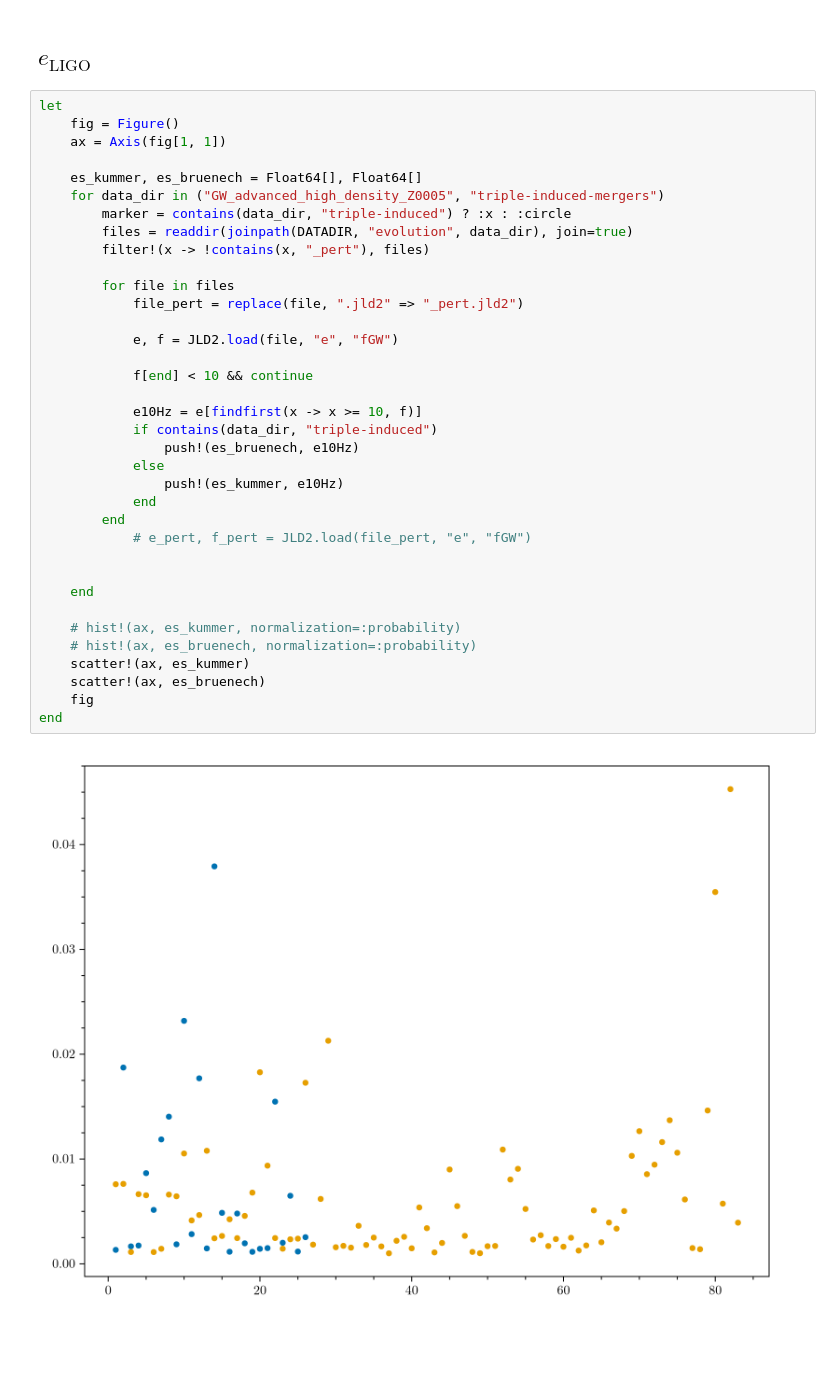
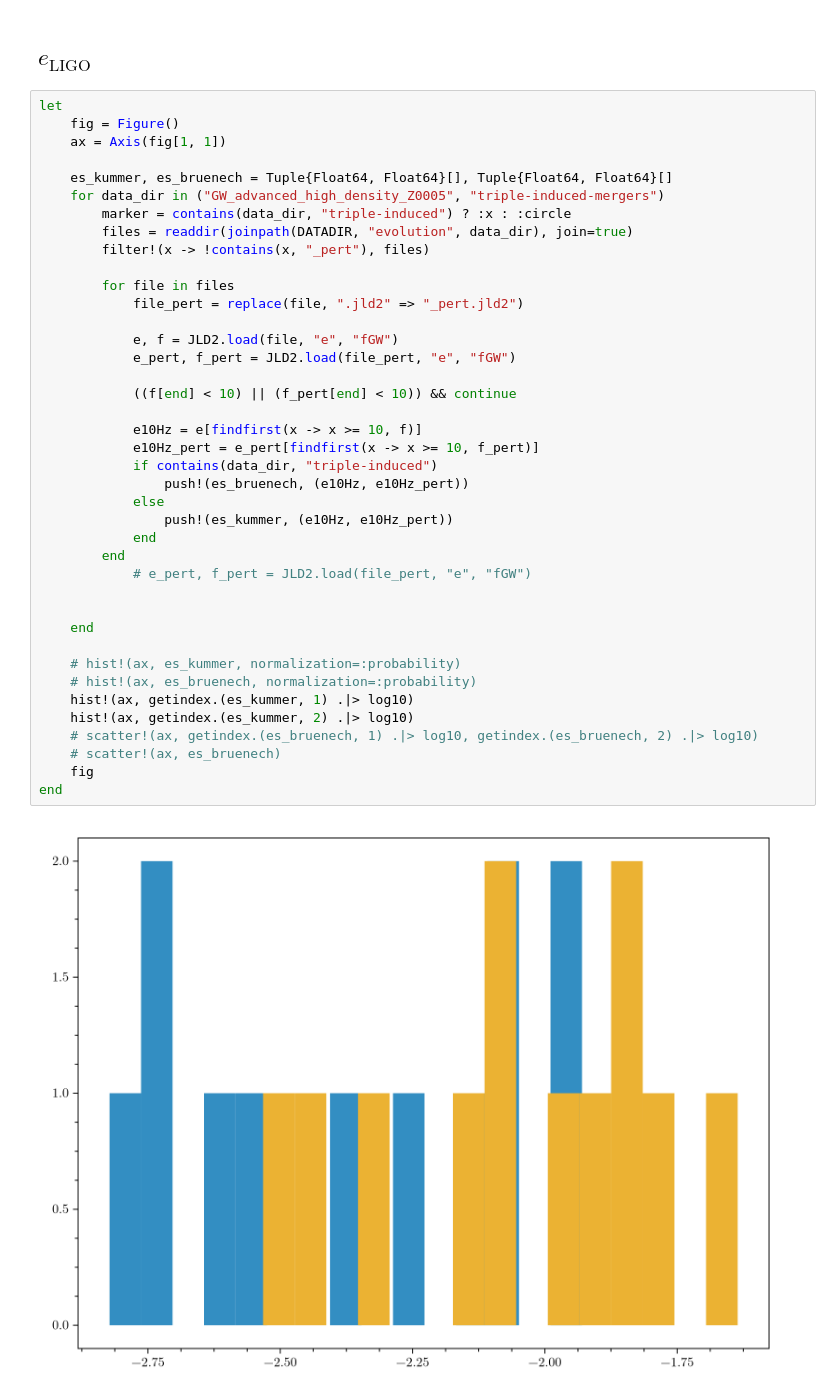
Before and after one commit to casparwb/EccentricBurstTiming.jl, a Jupyter notebook: notebooks/population-evolution.ipynb, the cells around one changed output. Drawn from its saved outputs; the diff is of its cells as text; blank space fills up the shorter version.

```diff
--- a/notebooks/population-evolution.ipynb
+++ b/notebooks/population-evolution.ipynb
@@ -741,37 +849,41 @@ end
 let
     fig = Figure()
     ax = Axis(fig[1, 1])
 
-    es_kummer, es_bruenech = Float64[], Float64[]
+    es_kummer, es_bruenech = Tuple{Float64, Float64}[], Tuple{Float64, Float64}[]
     for data_dir in ("GW_advanced_high_density_Z0005", "triple-induced-mergers")
         marker = contains(data_dir, "triple-induced") ? :x : :circle
         files = readdir(joinpath(DATADIR, "evolution", data_dir), join=true)
         filter!(x -> !contains(x, "_pert"), files)
 
         for file in files
             file_pert = replace(file, ".jld2" => "_pert.jld2")
 
             e, f = JLD2.load(file, "e", "fGW")
+            e_pert, f_pert = JLD2.load(file_pert, "e", "fGW")
 
-            f[end] < 10 && continue
+            ((f[end] < 10) || (f_pert[end] < 10)) && continue
 
             e10Hz = e[findfirst(x -> x >= 10, f)]
+            e10Hz_pert = e_pert[findfirst(x -> x >= 10, f_pert)]
             if contains(data_dir, "triple-induced")
-                push!(es_bruenech, e10Hz)
+                push!(es_bruenech, (e10Hz, e10Hz_pert))
             else
-                push!(es_kummer, e10Hz)
+                push!(es_kummer, (e10Hz, e10Hz_pert))
             end
         end
             # e_pert, f_pert = JLD2.load(file_pert, "e", "fGW")
 
 
     end
 
     # hist!(ax, es_kummer, normalization=:probability)
     # hist!(ax, es_bruenech, normalization=:probability)
-    scatter!(ax, es_kummer)
-    scatter!(ax, es_bruenech)
+    hist!(ax, getindex.(es_kummer, 1) .|> log10)
+    hist!(ax, getindex.(es_kummer, 2) .|> log10)
+    # scatter!(ax, getindex.(es_bruenech, 1) .|> log10, getindex.(es_bruenech, 2) .|> log10)
+    # scatter!(ax, es_bruenech)
     fig
 end
 # %% [output]
-[figure, old version]
+[figure, new version]
```
Also changed, not shown: parts of 15 cells of this notebook, 2 other files.
